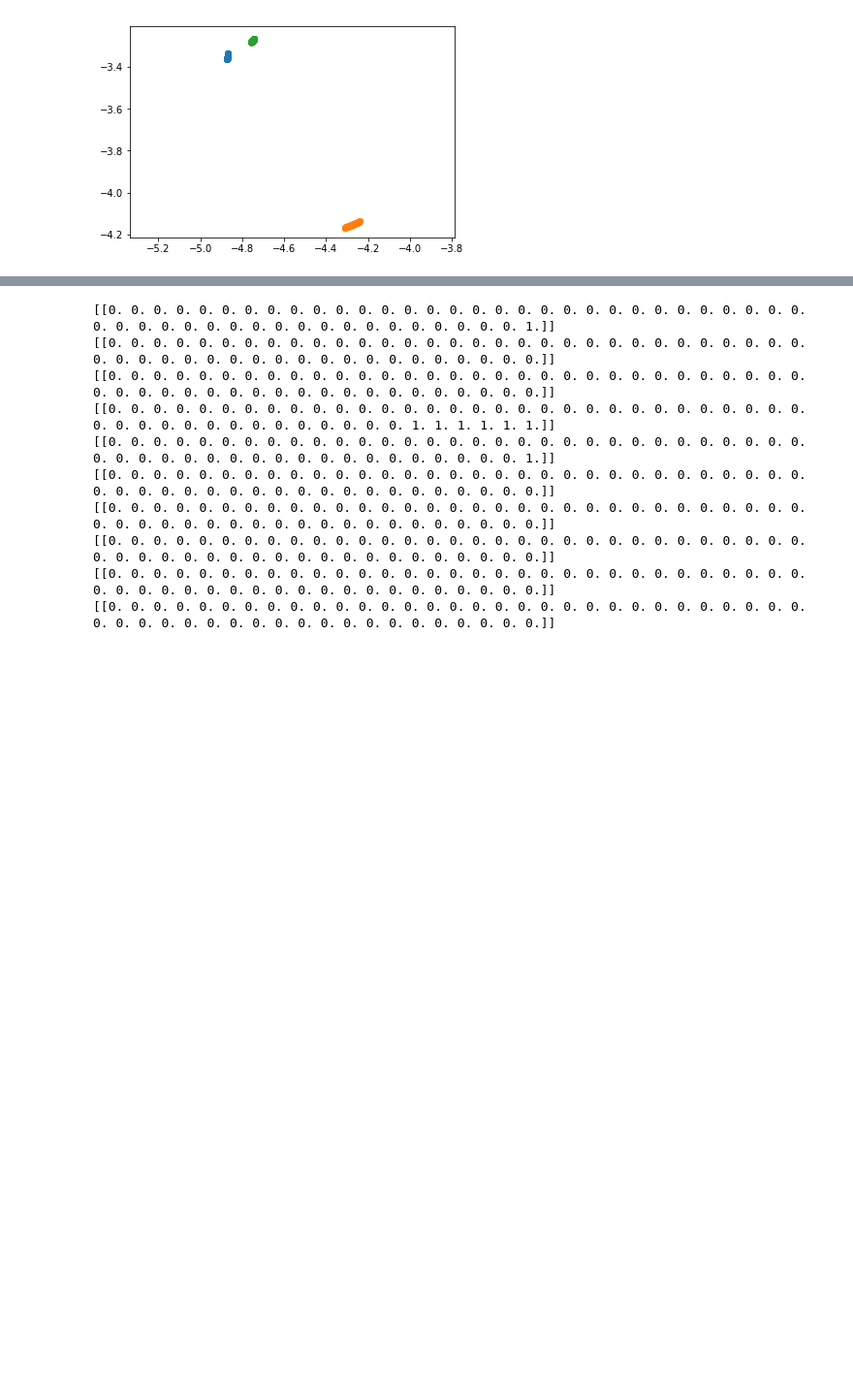
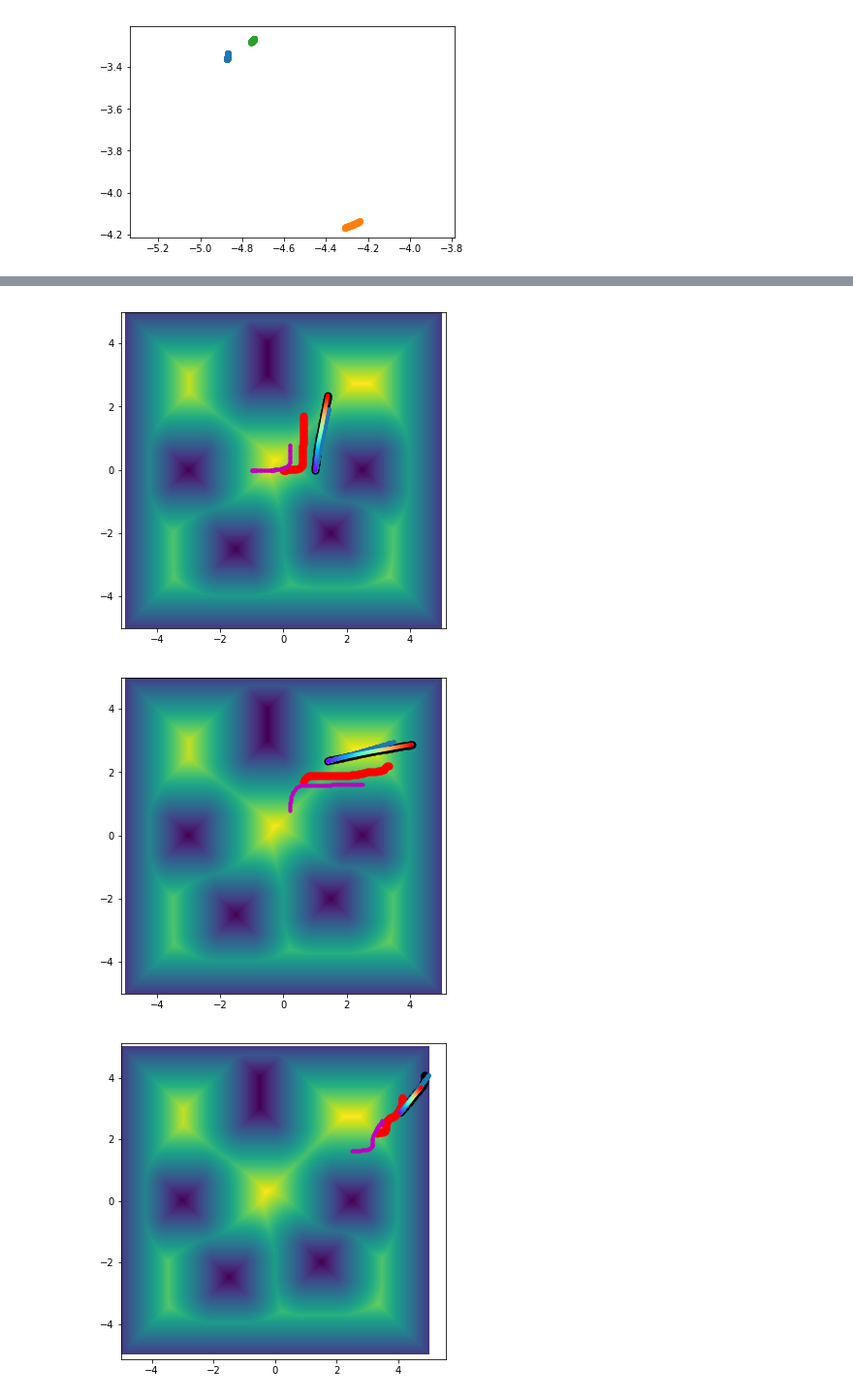
Before and after one commit to UM-ARM-Lab/unreliable-deform-manipulation, a Jupyter notebook: link_bot_notebooks/src/link_bot_notebooks/collision dataset debugging.ipynb, the cells around one changed output, grey strips where cells are left out. Shown: that part at 97% size. Saved outputs shown, nothing was run; the diff lists cells and outputs as text; code cells hidden in the pictures; blank space fills up the shorter version.

```diff
--- a/link_bot_notebooks/src/link_bot_notebooks/collision dataset debugging.ipynb
+++ b/link_bot_notebooks/src/link_bot_notebooks/collision dataset debugging.ipynb
@@ -70,16 +70,12 @@ plot(179)
 # %%
 bad_trajs = [37,82,85,110,135,159,163,177,179,186]
-# %%
-for i in bad_trajs:
-    print(constraints[i].T)
-# %% [output]
-[[0. 0. 0. 0. 0. 0. 0. 0. 0. 0. 0. 0. 0. 0. 0. 0. 0. 0. 0. 0. 0. 0. 0. 0. 0. 0. 0. 0. 0. 0. 0. 0. 0. 0. 0. 0. 0. 0. 0. 0. 0. 0. 0. 0. 0. 0. 0. 0. 0. 0. 1.]]
-[[0. 0. 0. 0. 0. 0. 0. 0. 0. 0. 0. 0. 0. 0. 0. 0. 0. 0. 0. 0. 0. 0. 0. 0. 0. 0. 0. 0. 0. 0. 0. 0. 0. 0. 0. 0. 0. 0. 0. 0. 0. 0. 0. 0. 0. 0. 0. 0. 0. 0. 0.]]
-[[0. 0. 0. 0. 0. 0. 0. 0. 0. 0. 0. 0. 0. 0. 0. 0. 0. 0. 0. 0. 0. 0. 0. 0. 0. 0. 0. 0. 0. 0. 0. 0. 0. 0. 0. 0. 0. 0. 0. 0. 0. 0. 0. 0. 0. 0. 0. 0. 0. 0. 0.]]
-[[0. 0. 0. 0. 0. 0. 0. 0. 0. 0. 0. 0. 0. 0. 0. 0. 0. 0. 0. 0. 0. 0. 0. 0. 0. 0. 0. 0. 0. 0. 0. 0. 0. 0. 0. 0. 0. 0. 0. 0. 0. 0. 0. 0. 0. 1. 1. 1. 1. 1. 1.]]
-[[0. 0. 0. 0. 0. 0. 0. 0. 0. 0. 0. 0. 0. 0. 0. 0. 0. 0. 0. 0. 0. 0. 0. 0. 0. 0. 0. 0. 0. 0. 0. 0. 0. 0. 0. 0. 0. 0. 0. 0. 0. 0. 0. 0. 0. 0. 0. 0. 0. 0. 1.]]
-[[0. 0. 0. 0. 0. 0. 0. 0. 0. 0. 0. 0. 0. 0. 0. 0. 0. 0. 0. 0. 0. 0. 0. 0. 0. 0. 0. 0. 0. 0. 0. 0. 0. 0. 0. 0. 0. 0. 0. 0. 0. 0. 0. 0. 0. 0. 0. 0. 0. 0. 0.]]
-[[0. 0. 0. 0. 0. 0. 0. 0. 0. 0. 0. 0. 0. 0. 0. 0. 0. 0. 0. 0. 0. 0. 0. 0. 0. 0. 0. 0. 0. 0. 0. 0. 0. 0. 0. 0. 0. 0. 0. 0. 0. 0. 0. 0. 0. 0. 0. 0. 0. 0. 0.]]
-[[0. 0. 0. 0. 0. 0. 0. 0. 0. 0. 0. 0. 0. 0. 0. 0. 0. 0. 0. 0. 0. 0. 0. 0. 0. 0. 0. 0. 0. 0. 0. 0. 0. 0. 0. 0. 0. 0. 0. 0. 0. 0. 0. 0. 0. 0. 0. 0. 0. 0. 0.]]
-[[0. 0. 0. 0. 0. 0. 0. 0. 0. 0. 0. 0. 0. 0. 0. 0. 0. 0. 0. 0. 0. 0. 0. 0. 0. 0. 0. 0. 0. 0. 0. 0. 0. 0. 0. 0. 0. 0. 0. 0. 0. 0. 0. 0. 0. 0. 0. 0. 0. 0. 0.]]
-[[0. 0. 0. 0. 0. 0. 0. 0. 0. 0. 0. 0. 0. 0. 0. 0. 0. 0. 0. 0. 0. 0. 0. 0. 0. 0. 0. 0. 0. 0. 0. 0. 0. 0. 0. 0. 0. 0. 0. 0. 0. 0. 0. 0. 0. 0. 0. 0. 0. 0. 0.]]
+# %%
+for i in range(20):
+    try:
+        plot(i)
+    except IndexError:
+        pass
+# %% [output]
+[figure, added]
+[figure, added]
+[figure, added]
```
Also changed, not shown: parts of 4 cells of this notebook, 3 other files.
